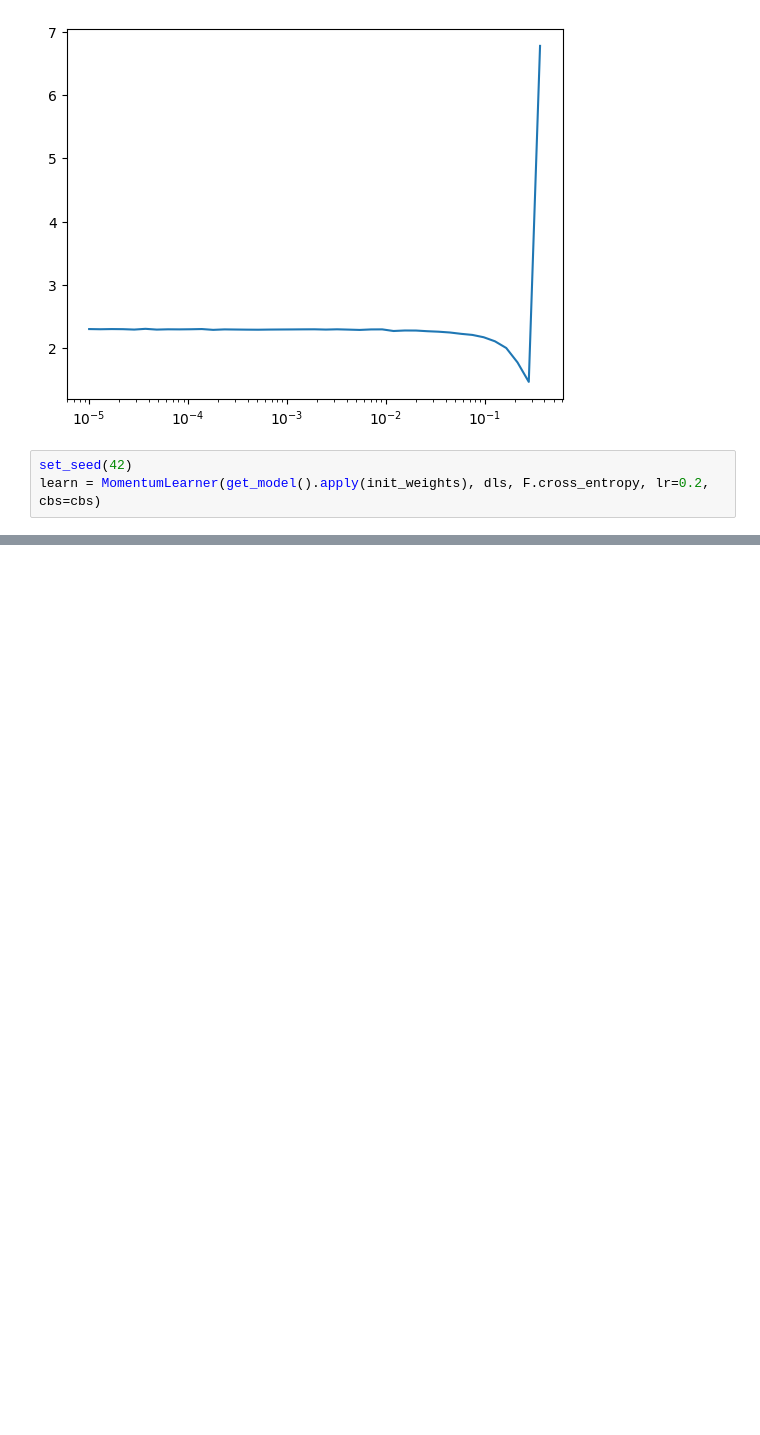
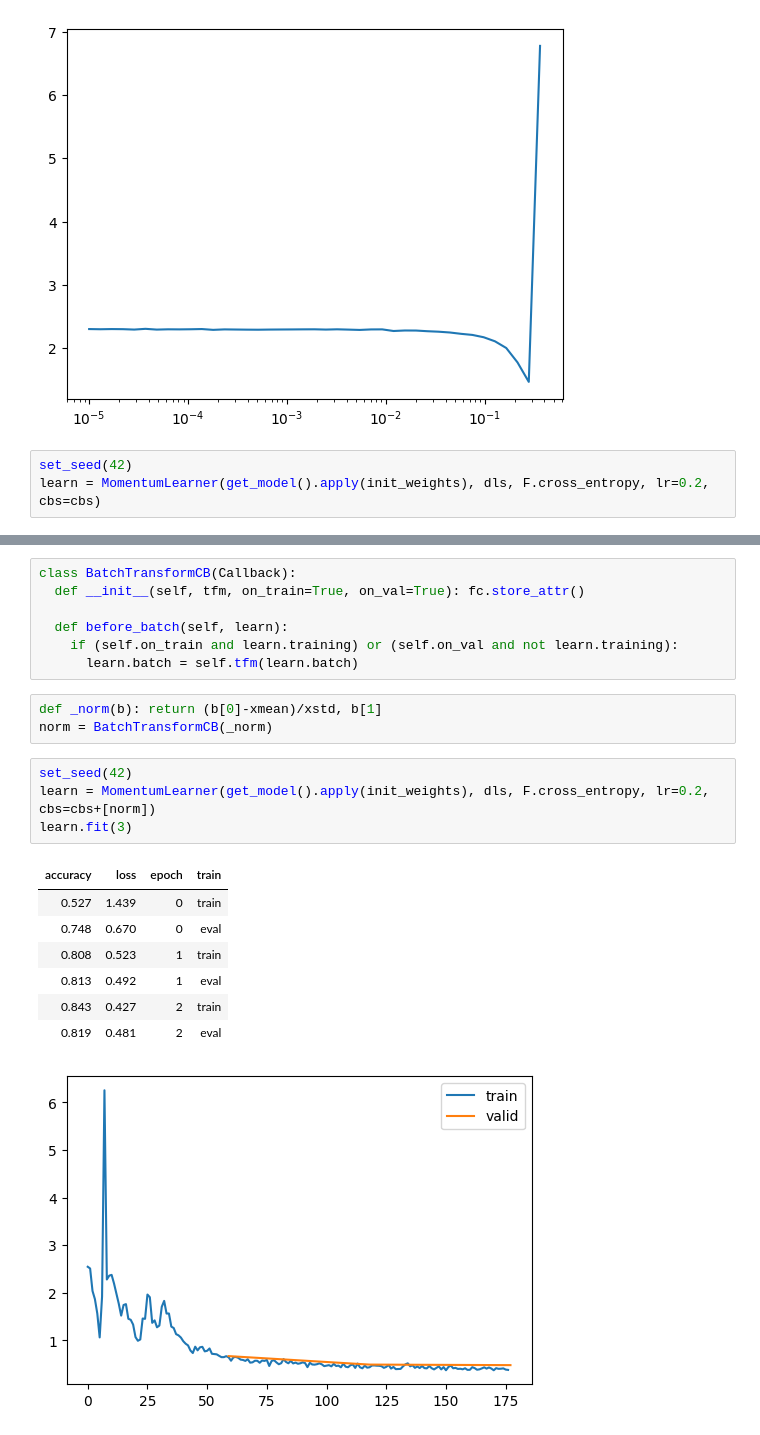
Before and after one commit to satani99/fastai_22_2, a Jupyter notebook: initializing.ipynb, the cells around one changed output, grey strips where cells are left out. Drawn from its saved outputs; the diff is of its cells as text; blank space fills up the shorter version.

```diff
--- a/initializing.ipynb
+++ b/initializing.ipynb
@@ -343,0 +365,23 @@ learn = MomentumLearner(get_model().apply(init_weights), dls, F.cross_entropy, l
+# %%
+class BatchTransformCB(Callback):
+  def __init__(self, tfm, on_train=True, on_val=True): fc.store_attr()
+
+  def before_batch(self, learn):
+    if (self.on_train and learn.training) or (self.on_val and not learn.training):
+      learn.batch = self.tfm(learn.batch)
+# %%
+def _norm(b): return (b[0]-xmean)/xstd, b[1]
+norm = BatchTransformCB(_norm)
+# %%
+set_seed(42)
+learn = MomentumLearner(get_model().apply(init_weights), dls, F.cross_entropy, lr=0.2, cbs=cbs+[norm])
+learn.fit(3)
+# %% [output]
+| accuracy | loss | epoch | train |
+| 0.527 | 1.439 | 0 | train |
+| 0.748 | 0.670 | 0 | eval |
+| 0.808 | 0.523 | 1 | train |
+| 0.813 | 0.492 | 1 | eval |
+| 0.843 | 0.427 | 2 | train |
+| 0.819 | 0.481 | 2 | eval |
+[figure, added]
```
Also changed, not shown: parts of 29 cells of this notebook.
